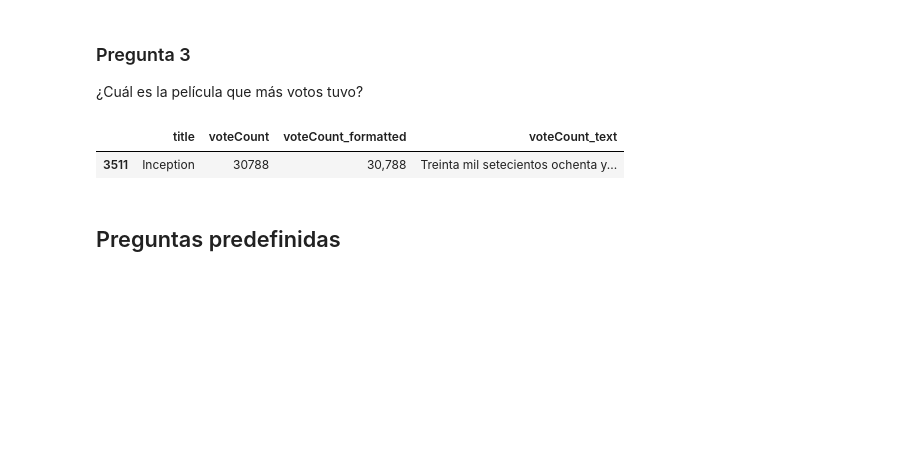
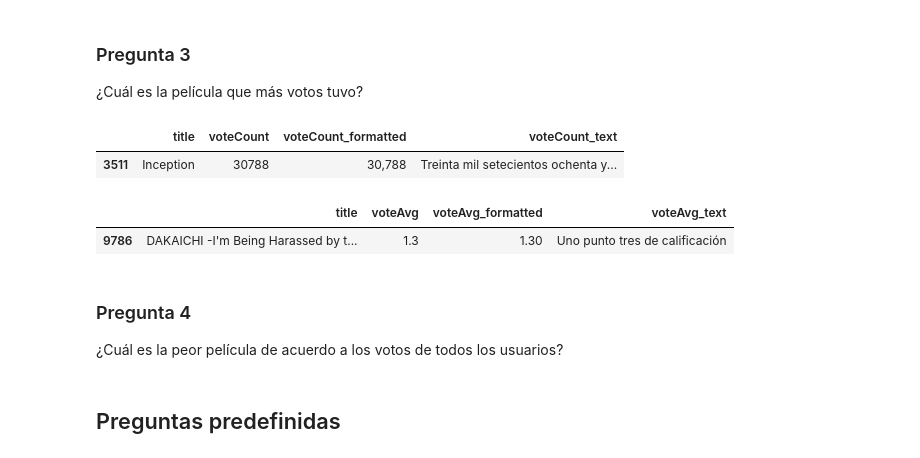
Before and after one commit to Gxrco/DM-HT1, a Jupyter notebook: descriptive_analysis.ipynb, the cells around one changed output. Cells and saved outputs as stored; diff of their text form; code cells hidden in the pictures; blank space fills up the shorter version.

Commit message:
feat(analysis): get worst rated movie with formatted values

```diff
--- a/descriptive_analysis.ipynb
+++ b/descriptive_analysis.ipynb
@@ -83,6 +83,23 @@ display(most_voted_movie)
 # %% [output]
 |  | title | voteCount | voteCount_formatted | voteCount_text |
 | 3511 | Inception | 30788 | 30,788 | Treinta mil setecientos ochenta y... |
+# %%
+worst_rated_movie = df[['title', 'voteAvg']].sort_values(by='voteAvg', ascending=True).head(1)
+
+worst_rated_movie = worst_rated_movie.assign(
+    voteAvg_formatted=worst_rated_movie['voteAvg'].apply(lambda y: f"{y:.2f}"),
+    voteAvg_text=worst_rated_movie['voteAvg'].apply(lambda y: num2words(y, lang='es').capitalize() + " de calificación")
+)
+
+pd.set_option('display.max_colwidth', None)
+
+display(worst_rated_movie)
+# %% [output]
+|  | title | voteAvg | voteAvg_formatted | voteAvg_text |
+| 9786 | DAKAICHI -I'm Being Harassed by t... | 1.3 | 1.30 | Uno punto tres de calificación |
+# %% [markdown]
+### Pregunta 4
+¿Cuál es la peor película de acuerdo a los votos de todos los usuarios?
 # %% [markdown]
 ## Preguntas predefinidas
 # %% [markdown]
```
